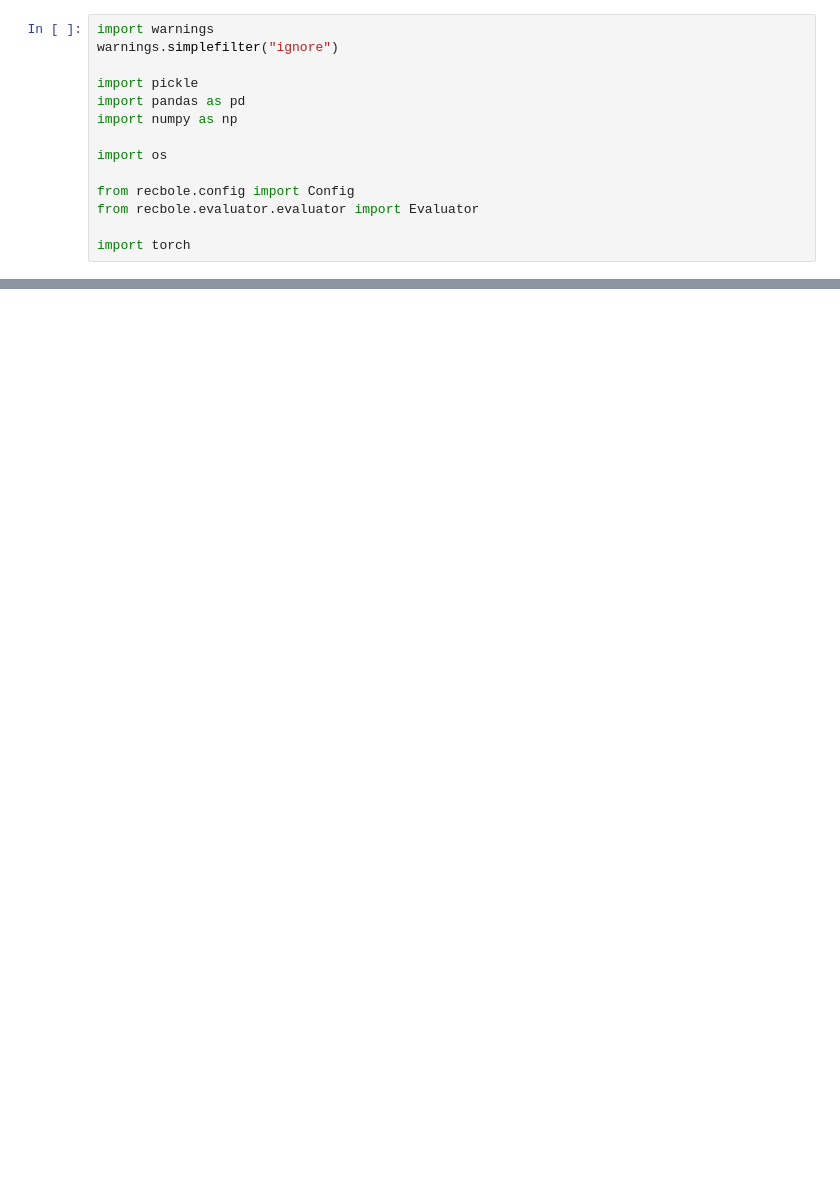
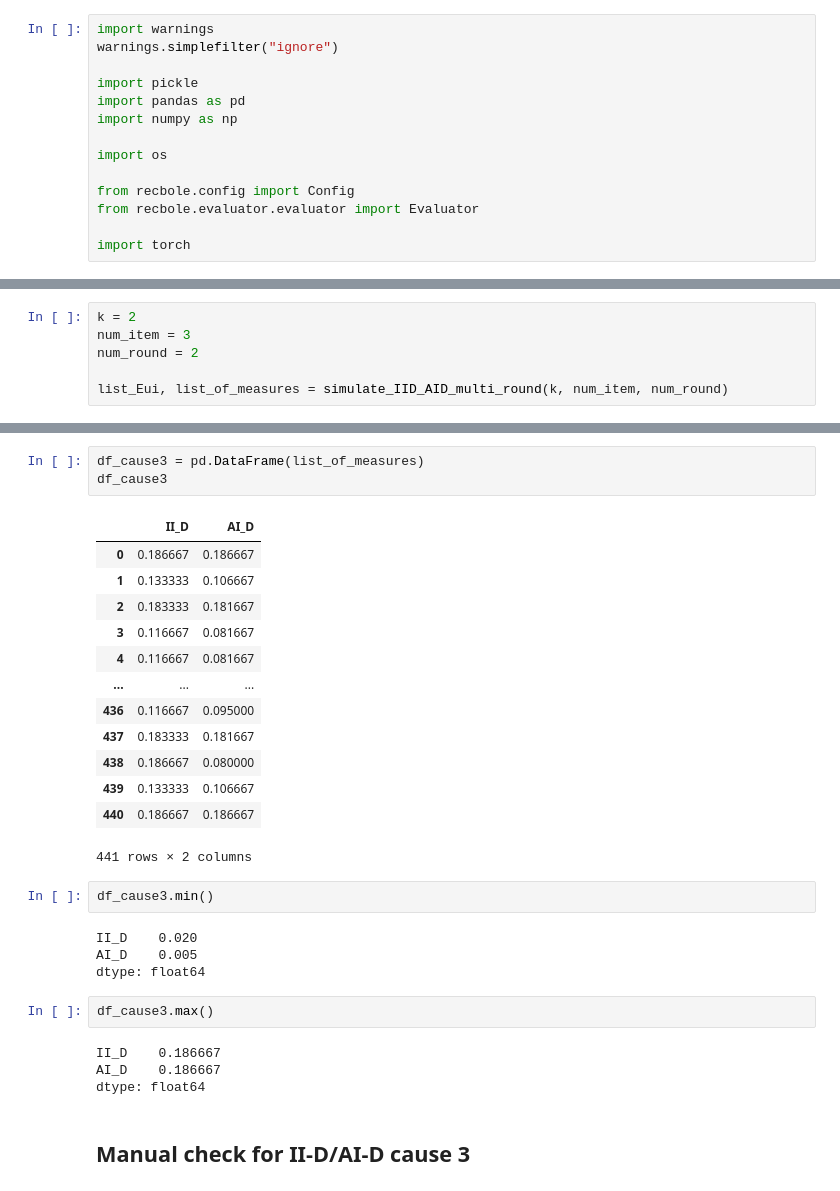
Before and after one commit to theresiavr/individual-item-fairness-measures-recsys, a Jupyter notebook: experiments_table_plots/analysis.ipynb, the cells around one changed output, grey strips where cells are left out. Cells and saved outputs as stored; diff of their text form; blank space fills up the shorter version.

```diff
--- a/experiments_table_plots/analysis.ipynb
+++ b/experiments_table_plots/analysis.ipynb
@@ -526,0 +302,6 @@ for dataset in list_dataset:
+# %%
+k = 2
+num_item = 3
+num_round = 2
+
+list_Eui, list_of_measures = simulate_IID_AID_multi_round(k, num_item, num_round)
@@ -526,0 +328,31 @@ for dataset in list_dataset:
+# %%
+df_cause3 = pd.DataFrame(list_of_measures)
+df_cause3
+# %% [output]
+|  | II_D | AI_D |
+| 0 | 0.186667 | 0.186667 |
+| 1 | 0.133333 | 0.106667 |
+| 2 | 0.183333 | 0.181667 |
+| 3 | 0.116667 | 0.081667 |
+| 4 | 0.116667 | 0.081667 |
+| ... | ... | ... |
+| 436 | 0.116667 | 0.095000 |
+| 437 | 0.183333 | 0.181667 |
+| 438 | 0.186667 | 0.080000 |
+| 439 | 0.133333 | 0.106667 |
+| 440 | 0.186667 | 0.186667 |
+441 rows × 2 columns
+# %%
+df_cause3.min()
+# %% [output]
+II_D    0.020
+AI_D    0.005
+dtype: float64
+# %%
+df_cause3.max()
+# %% [output]
+II_D    0.186667
+AI_D    0.186667
+dtype: float64
+# %% [markdown]
+## Manual check for II-D/AI-D cause 3
```
Also changed, not shown: parts of 62 cells of this notebook, 7 other files.
